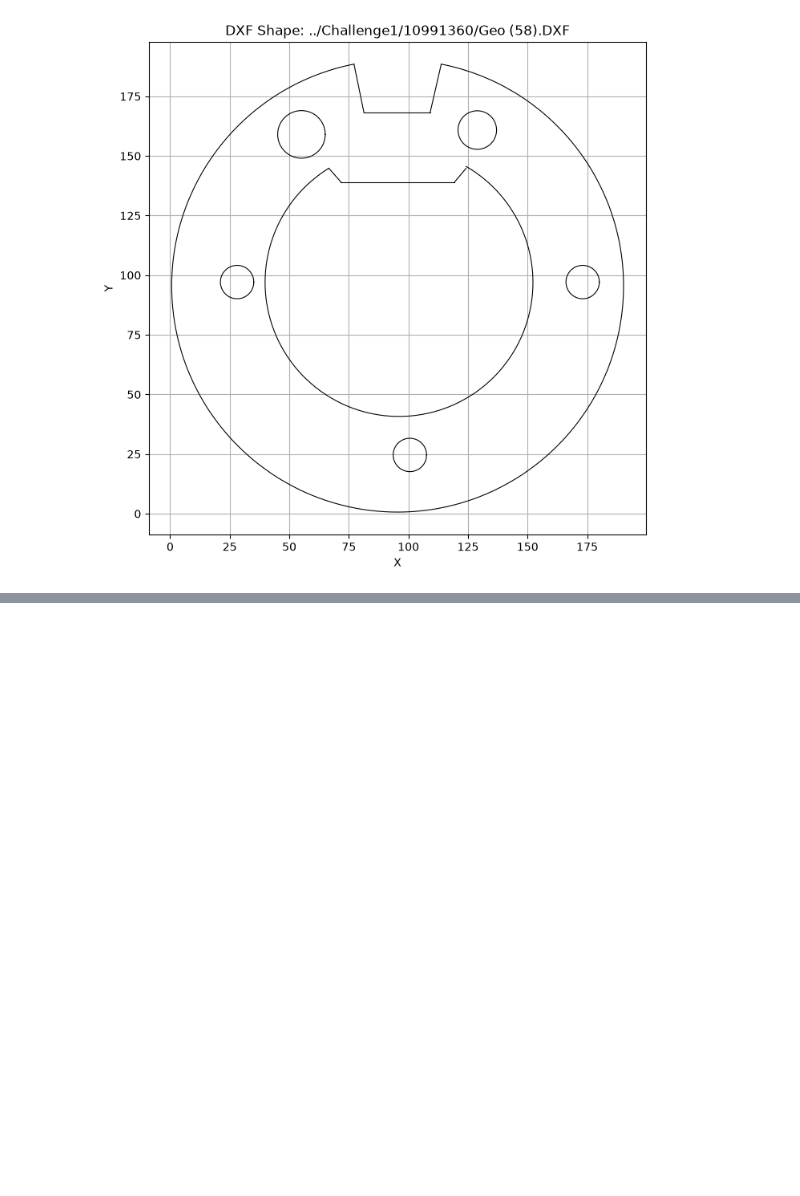
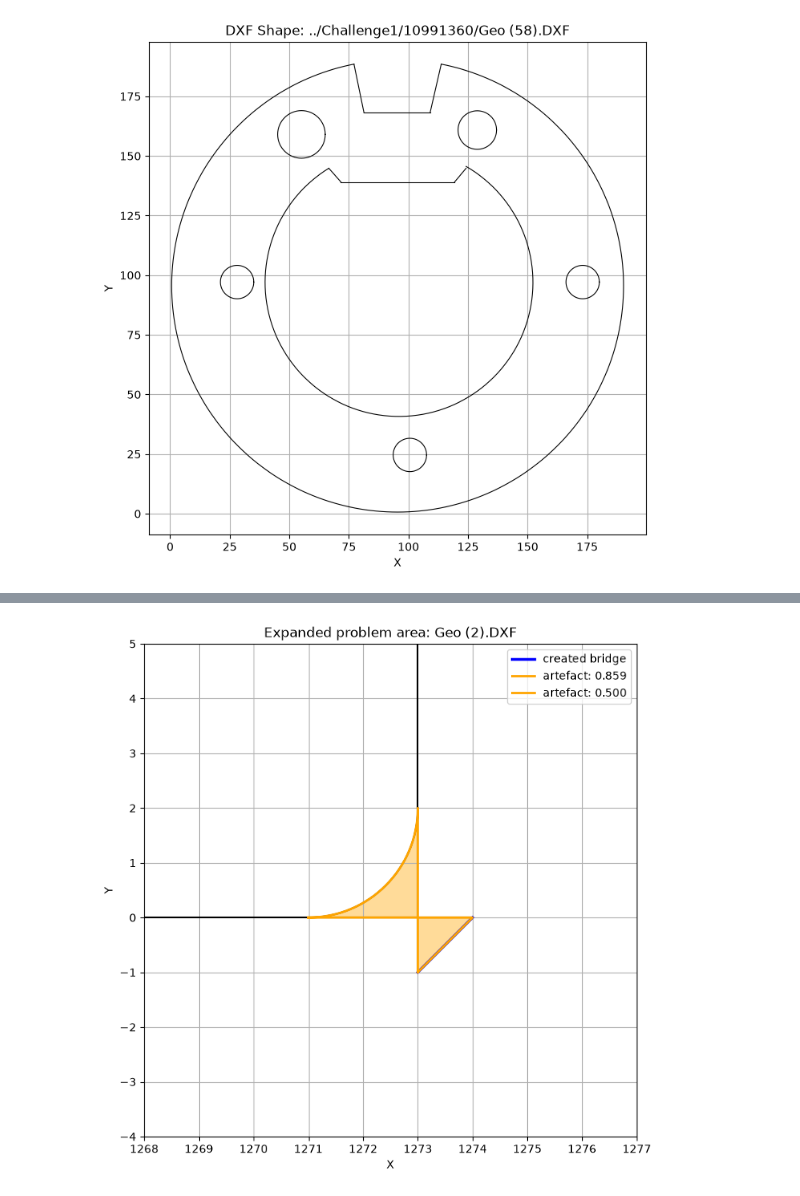
Before and after one commit to loruedel/Challenge1, a Jupyter notebook: DXF_Analysis.ipynb, the cells around one changed output, grey strips where cells are left out. Saved outputs shown, nothing was run; the diff lists cells and outputs as text; code cells hidden in the pictures; blank space fills up the shorter version.

```diff
--- a/DXF_Analysis.ipynb
+++ b/DXF_Analysis.ipynb
@@ -295,5 +250,0 @@ Löcher: 4
-# %%
-for name in ["Geo (2)_rounded.DXF", "Geo (58).DXF", "Geo (79).DXF"]:
-    debug_polygonize(
-        Path("../Challenge1/10991360") / name
-    )
@@ -391,0 +259,12 @@ plot_problem_area(
+# %%
+def debug_bridges(path):
+    doc = ezdxf.readfile(path)
+    lines = [LineString(flatten(e)) for e in doc.modelspace()
+             if e.dxftype() in ("LINE", "ARC", "CIRCLE")
+             and not (e.dxftype() == "LINE" and "CENTER" in e.dxf.linetype.upper())]
+    return len(bridge_gaps(lines)) - len(lines)
+
+for name in ["Geo (58).DXF", "Geo (2).DXF", "Geo (29).DXF"]:
+    p = Path("../Challenge1/10991360") / name
+    print(name, "| Bridges:", debug_bridges(p),
+          "| Holes:", get_number_of_holes(p), "| Parts:", get_number_of_parts(p)[1])
@@ -391,0 +280,80 @@ plot_problem_area(
+# %%
+def plot_problem_area(path):
+    doc = ezdxf.readfile(path)
+
+    # Load Original Geometry
+    lines = [
+        LineString(flatten(e))
+        for e in doc.modelspace()
+        if e.dxftype() in ("LINE", "ARC", "CIRCLE")
+        and not (
+            e.dxftype() == "LINE"
+            and "CENTER" in e.dxf.linetype.upper()
+        )
+    ]
+
+    # Create bridges
+    bridged = bridge_gaps(lines)
+    bridges = bridged[len(lines):]
+
+    # Polygonize geometry
+    merged = unary_union(bridged)
+    polygons, _, _, _ = polygonize_full(merged)
+
+    fig, ax = plt.subplots(figsize=(12, 8))
+
+    # Draw all the original lines
+    for line in lines:
+        x, y = line.xy
+        ax.plot(x, y, color="black", linewidth=1.5)
+
+    # mark bridges red
+    for bridge in bridges:
+        x, y = bridge.xy
+        ax.plot(x, y, color="blue", linewidth=2.5,
+                label="created bridge")
+
+    # mark small polygons
+    for i, poly in enumerate(polygons.geoms):
+        if poly.area < 10:
+            x, y = poly.exterior.xy
+            ax.fill(x, y, color="orange", alpha=0.4)
+            ax.plot(x, y, color="orange", linewidth=2,
+                    label=f"artefact: {poly.area:.3f}")
+
+    # Automatically identify problem areas based on the small polygons
+    small_faces = [
+        p for p in polygons.geoms if p.area < 10
+    ]
+
+    if small_faces:
+        minx = min(p.bounds[0] for p in small_faces)
+        miny = min(p.bounds[1] for p in small_faces)
+        maxx = max(p.bounds[2] for p in small_faces)
+        maxy = max(p.bounds[3] for p in small_faces)
+
+        margin = 3
+
+        ax.set_xlim(minx - margin, maxx + margin)
+        ax.set_ylim(miny - margin, maxy + margin)
+
+    ax.set_aspect("equal")
+    ax.grid(True)
+    ax.set_xlabel("X")
+    ax.set_ylabel("Y")
+    ax.set_title(f"Expanded problem area: {Path(path).name}")
+
+    # Avoid duplicate legend entries
+    handles, labels = ax.get_legend_handles_labels()
+    unique = dict(zip(labels, handles))
+    ax.legend(unique.values(), unique.keys())
+
+    plt.show()
+
+
+
+plot_problem_area(
+    Path("../Challenge1/10991360/Geo (2).DXF")
+)
+# %% [output]
+[figure, added]
```
Also changed, not shown: parts of 22 cells of this notebook, 11 other files.
